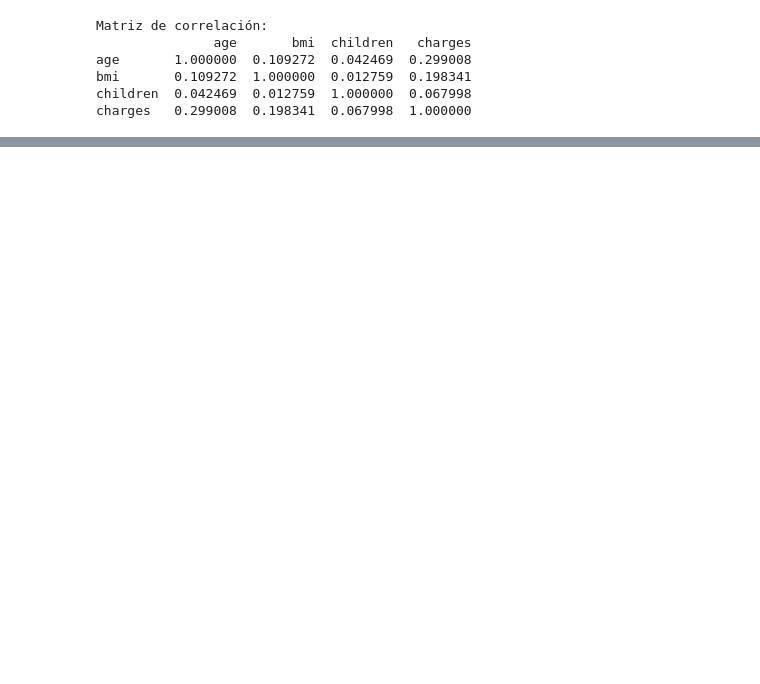
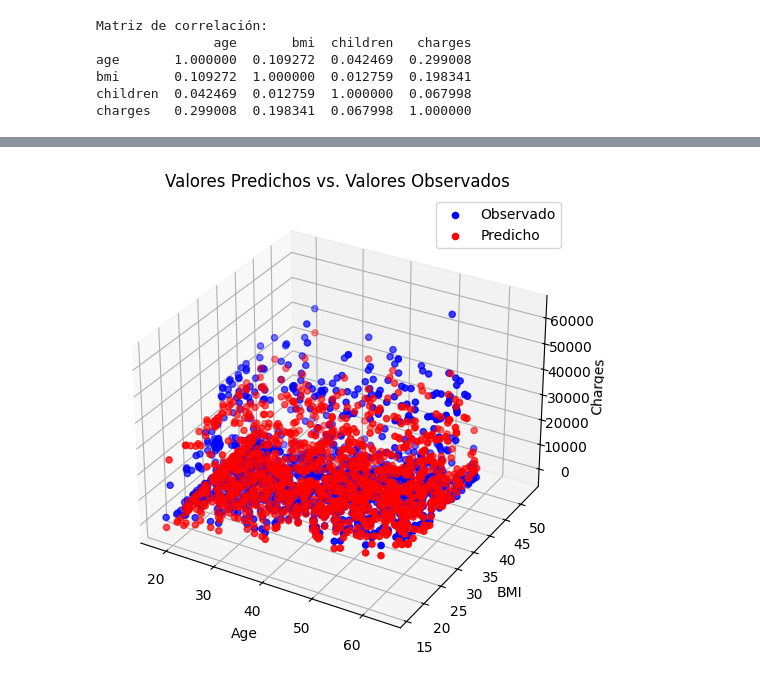
Before and after one commit to DanielaFlorez11/Caso1, a Jupyter notebook: caso.ipynb, the cells around one changed output, grey strips where cells are left out. Cells and saved outputs as stored; diff of their text form; code cells hidden in the pictures; blank space fills up the shorter version.

```diff
--- a/caso.ipynb
+++ b/caso.ipynb
@@ -242,3 +156,25 @@ age       1.000000  0.109272  0.042469  0.299008
 bmi       0.109272  1.000000  0.012759  0.198341
 children  0.042469  0.012759  1.000000  0.067998
 charges   0.299008  0.198341  0.067998  1.000000
+# %%
+import pandas as pd
+import statsmodels.api as sm
+
+# Cargar datos
+df = pd.read_csv('insurance.csv')
+
+# Convertir la variable categórica 'smoker' en valores numéricos
+df['smoker'] = df['smoker'].map({'no': 0, 'yes': 1})
+
+# Seleccionar variables independientes y dependiente
+X = df[['age', 'bmi', 'children', 'smoker']]  # Variables independientes
+y = df['charges']  # Variable dependiente
+
+# Agregar una constante a la matriz de características (para ajustar el intercepto)
+X = sm.add_constant(X)
+
+# Ajustar el modelo de regresión lineal usando OLS (Mínimos cuadrados ordinarios)
+modelo = sm.OLS(y, X).fit()
+
+# Imprimir el resumen del modelo
+print(modelo.summary())
@@ -244,0 +233,25 @@ charges   0.299008  0.198341  0.067998  1.000000
+# %%
+import matplotlib.pyplot as plt
+from mpl_toolkits.mplot3d import Axes3D
+
+# Crear la figura y el eje
+fig = plt.figure(figsize=(10, 6))
+ax = fig.add_subplot(111, projection='3d')
+
+# Graficar los puntos
+ax.scatter(df['age'], df['bmi'], y, color='blue', label='Observado')
+ax.scatter(df['age'], df['bmi'], y_pred, color='red', label='Predicho')
+
+# Etiquetas y título
+ax.set_xlabel('Age')
+ax.set_ylabel('BMI')
+ax.set_zlabel('Charges')
+ax.set_title('Valores Predichos vs. Valores Observados')
+
+# Mostrar leyenda
+ax.legend()
+
+# Mostrar el gráfico
+plt.show()
+# %% [output]
+[figure, added]
```
Also changed, not shown: parts of 10 cells of this notebook.
